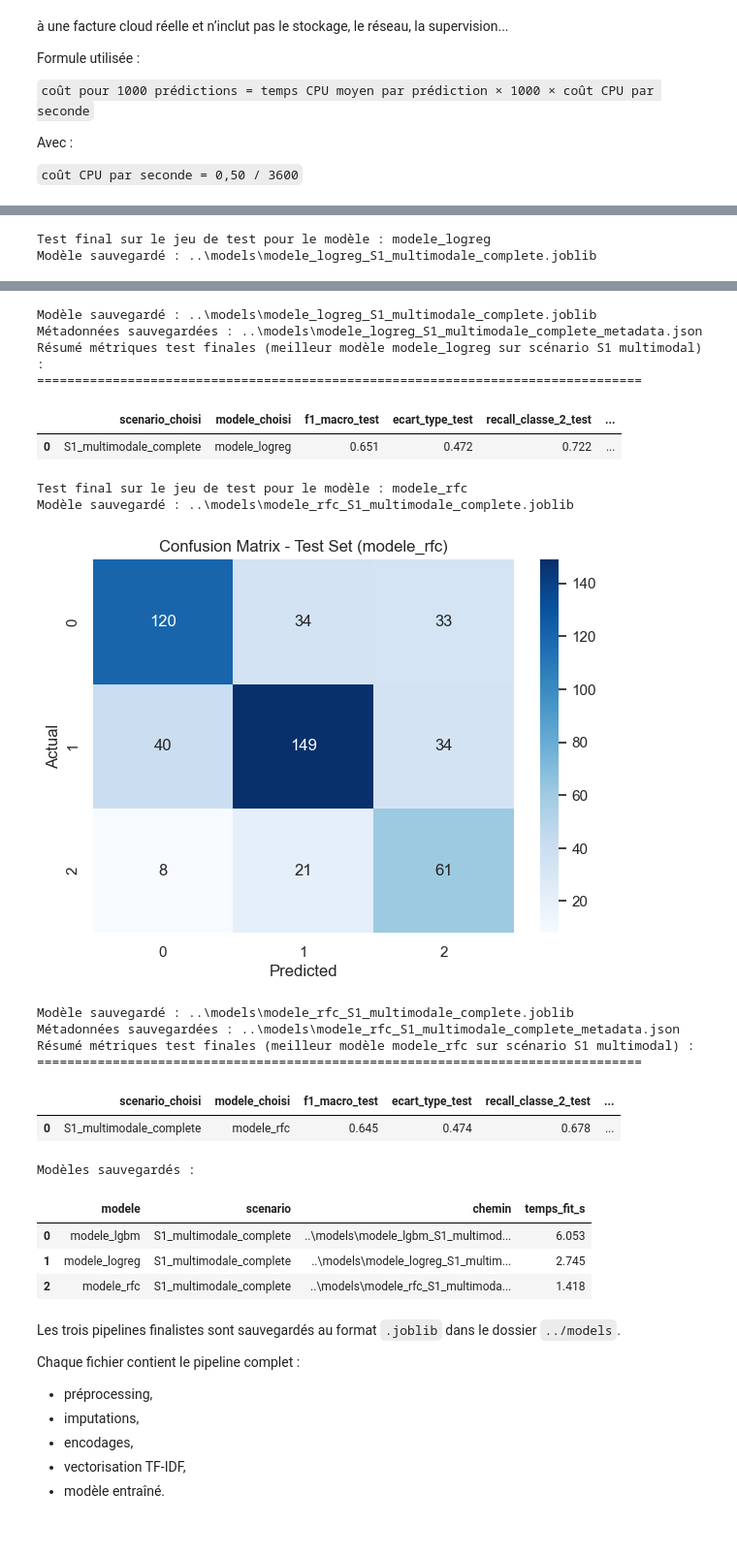
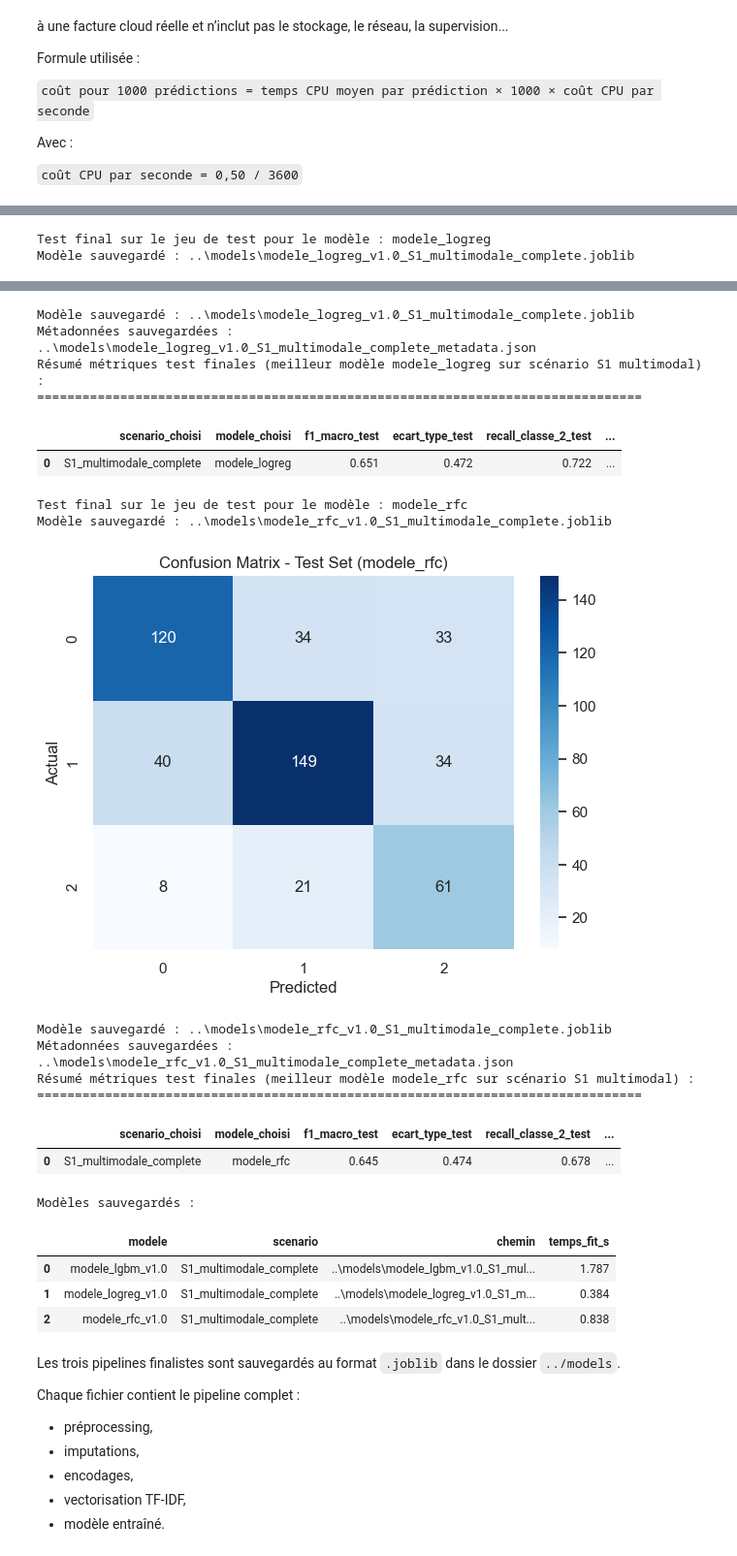
Before and after one commit to rbatos/Cas_usage_certif, a Jupyter notebook: notebooks/matrice-notebook-romain.ipynb, the cells around one changed output, grey strips where cells are left out. Shown at 97% size. Saved outputs shown, nothing was run; the diff lists cells and outputs as text; code cells hidden in the pictures.

```diff
--- a/notebooks/matrice-notebook-romain.ipynb
+++ b/notebooks/matrice-notebook-romain.ipynb
@@ -2293,13 +2293,13 @@ for modele_name, modele in modeles_choisis.items():
     temps_predict_final = time.perf_counter() - t0_predict
 
     # 3) Sauvegarde du pipeline complet : preprocessing + modèle entraîné
-    nom_fichier_modele = f"{modele_name}_S1_multimodale_complete.joblib"
+    nom_fichier_modele = f"{modele_name}_v1.0_S1_multimodale_complete.joblib"
     chemin_modele = MODEL_DIR / nom_fichier_modele
 
     joblib.dump(pipeline_final, chemin_modele)
 
     artefacts_modeles.append({
-        "modele": modele_name,
+        "modele": modele_name+"_v1.0",
         "scenario": "S1_multimodale_complete",
         "chemin": str(chemin_modele),
         "temps_fit_s": round(temps_fit_final, 3),
@@ -2406,7 +2406,7 @@ for modele_name, modele in modeles_choisis.items():
         "target_column": y_train.name,
     }
 
-    chemin_metadonnees = MODEL_DIR / f"{modele_name}_S1_multimodale_complete_metadata.json"
+    chemin_metadonnees = MODEL_DIR / f"{modele_name}_v1.0_S1_multimodale_complete_metadata.json"
     chemin_metadonnees.write_text(json.dumps(metadonnees, indent=2), encoding="utf-8")
     print(f"Modèle sauvegardé : {chemin_modele}")
     print(f"Métadonnées sauvegardées : {chemin_metadonnees}")
@@ -2429,30 +2429,30 @@ Métadonnées sauvegardées : ..\models\modele_lgbm_S1_multimodale_complete_meta
 Résumé métriques test finales (meilleur modèle modele_lgbm sur scénario S1 multimodal) :
 ================================================================================
 |  | scenario_choisi | modele_choisi | f1_macro_test | ecart_type_test | recall_classe_2_test | ... |
 | 0 | S1_multimodale_complete | modele_lgbm | 0.713 | 0.435 | 0.489 | ... |
 Test final sur le jeu de test pour le modèle : modele_logreg
-Modèle sauvegardé : ..\models\modele_logreg_S1_multimodale_complete.joblib
+Modèle sauvegardé : ..\models\modele_logreg_v1.0_S1_multimodale_complete.joblib
 [figure]
-Modèle sauvegardé : ..\models\modele_logreg_S1_multimodale_complete.joblib
-Métadonnées sauvegardées : ..\models\modele_logreg_S1_multimodale_complete_metadata.json
+Modèle sauvegardé : ..\models\modele_logreg_v1.0_S1_multimodale_complete.joblib
+Métadonnées sauvegardées : ..\models\modele_logreg_v1.0_S1_multimodale_complete_metadata.json
 Résumé métriques test finales (meilleur modèle modele_logreg sur scénario S1 multimodal) :
 ================================================================================
 |  | scenario_choisi | modele_choisi | f1_macro_test | ecart_type_test | recall_classe_2_test | ... |
 | 0 | S1_multimodale_complete | modele_logreg | 0.651 | 0.472 | 0.722 | ... |
 Test final sur le jeu de test pour le modèle : modele_rfc
-Modèle sauvegardé : ..\models\modele_rfc_S1_multimodale_complete.joblib
+Modèle sauvegardé : ..\models\modele_rfc_v1.0_S1_multimodale_complete.joblib
 [figure]
-Modèle sauvegardé : ..\models\modele_rfc_S1_multimodale_complete.joblib
-Métadonnées sauvegardées : ..\models\modele_rfc_S1_multimodale_complete_metadata.json
+Modèle sauvegardé : ..\models\modele_rfc_v1.0_S1_multimodale_complete.joblib
+Métadonnées sauvegardées : ..\models\modele_rfc_v1.0_S1_multimodale_complete_metadata.json
 Résumé métriques test finales (meilleur modèle modele_rfc sur scénario S1 multimodal) :
 ================================================================================
 |  | scenario_choisi | modele_choisi | f1_macro_test | ecart_type_test | recall_classe_2_test | ... |
 | 0 | S1_multimodale_complete | modele_rfc | 0.645 | 0.474 | 0.678 | ... |
 Modèles sauvegardés :
 |  | modele | scenario | chemin | temps_fit_s |
-| 0 | modele_lgbm | S1_multimodale_complete | ..\models\modele_lgbm_S1_multimod... | 6.053 |
-| 1 | modele_logreg | S1_multimodale_complete | ..\models\modele_logreg_S1_multim... | 2.745 |
-| 2 | modele_rfc | S1_multimodale_complete | ..\models\modele_rfc_S1_multimoda... | 1.418 |
+| 0 | modele_lgbm_v1.0 | S1_multimodale_complete | ..\models\modele_lgbm_v1.0_S1_mul... | 1.787 |
+| 1 | modele_logreg_v1.0 | S1_multimodale_complete | ..\models\modele_logreg_v1.0_S1_m... | 0.384 |
+| 2 | modele_rfc_v1.0 | S1_multimodale_complete | ..\models\modele_rfc_v1.0_S1_mult... | 0.838 |
 # %% [markdown]
 Les trois pipelines finalistes sont sauvegardés au format `.joblib` dans le dossier `../models`.
 
```
Also changed, not shown: parts of 11 cells of this notebook, 9 other files.
